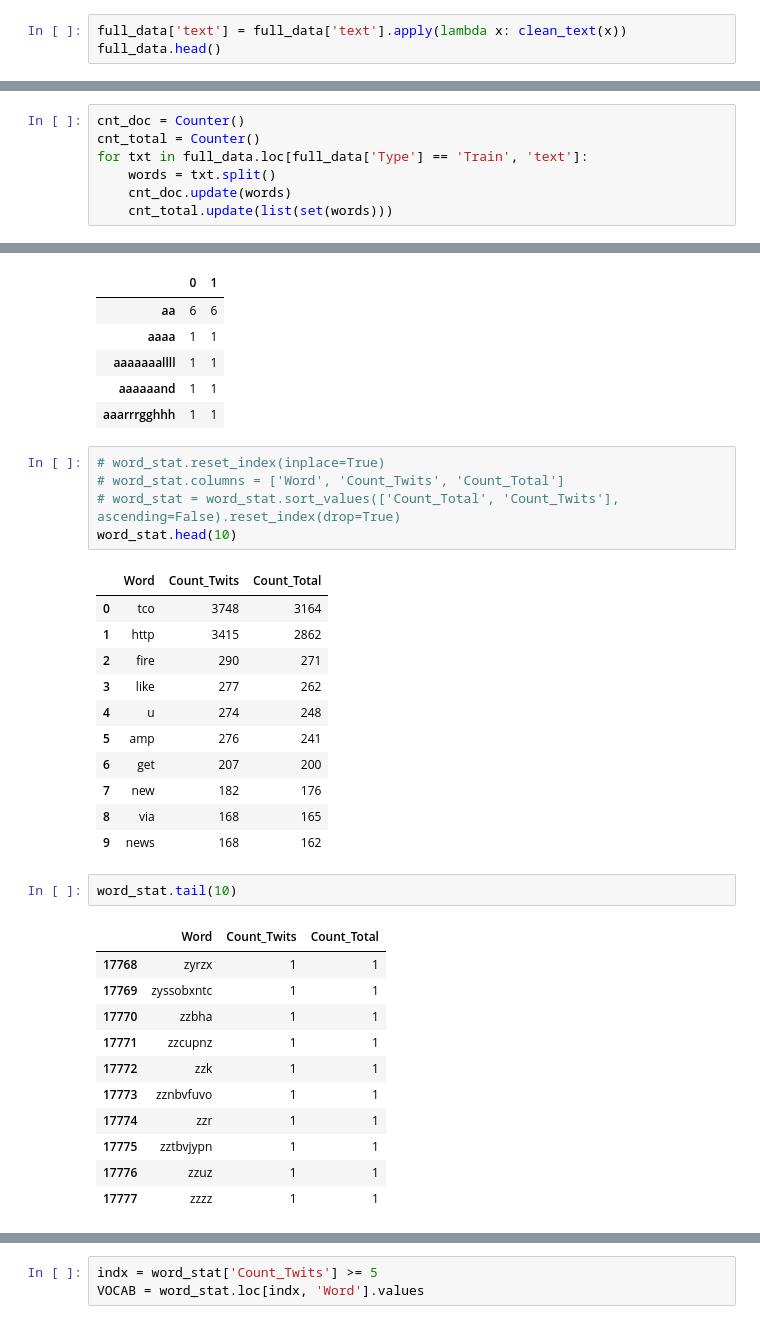
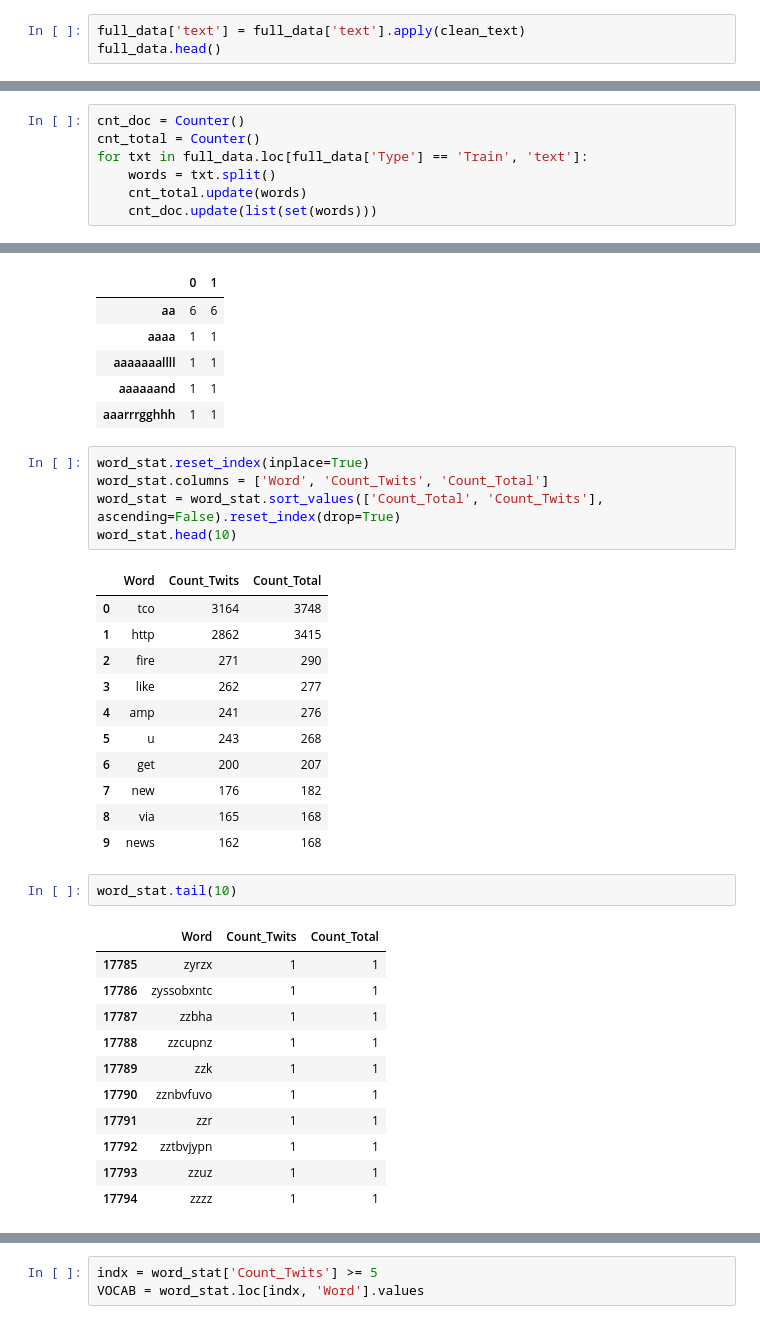
Before and after one commit to MikhailMsc/python_for_nlp_stud, a Jupyter notebook: lecture_8/TF-IDF.ipynb, the cells around one changed output, grey strips where cells are left out. Drawn from its saved outputs; the diff is of its cells as text.

```diff
--- a/lecture_8/TF-IDF.ipynb
+++ b/lecture_8/TF-IDF.ipynb
@@ -379,7 +379,7 @@ def clean_text(text):
 
     return text
 # %%
-full_data['text'] = full_data['text'].apply(lambda x: clean_text(x))
+full_data['text'] = full_data['text'].apply(clean_text)
 full_data.head()
 # %% [output]
 |  | id | text | target | Type |
@@ -395,5 +395,5 @@ cnt_doc = Counter()
 cnt_total = Counter()
 for txt in full_data.loc[full_data['Type'] == 'Train', 'text']:
     words = txt.split()
-    cnt_doc.update(words)
-    cnt_total.update(list(set(words)))
+    cnt_total.update(words)
+    cnt_doc.update(list(set(words)))
@@ -408,36 +412,36 @@ word_stat.head()
 | aaaaaand | 1 | 1 |
 | aaarrrgghhh | 1 | 1 |
 # %%
-# word_stat.reset_index(inplace=True)
-# word_stat.columns = ['Word', 'Count_Twits', 'Count_Total']
-# word_stat = word_stat.sort_values(['Count_Total', 'Count_Twits'], ascending=False).reset_index(drop=True)
+word_stat.reset_index(inplace=True)
+word_stat.columns = ['Word', 'Count_Twits', 'Count_Total']
+word_stat = word_stat.sort_values(['Count_Total', 'Count_Twits'], ascending=False).reset_index(drop=True)
 word_stat.head(10)
 # %% [output]
 |  | Word | Count_Twits | Count_Total |
-| 0 | tco | 3748 | 3164 |
-| 1 | http | 3415 | 2862 |
-| 2 | fire | 290 | 271 |
-| 3 | like | 277 | 262 |
-| 4 | u | 274 | 248 |
-| 5 | amp | 276 | 241 |
-| 6 | get | 207 | 200 |
-| 7 | new | 182 | 176 |
-| 8 | via | 168 | 165 |
-| 9 | news | 168 | 162 |
+| 0 | tco | 3164 | 3748 |
+| 1 | http | 2862 | 3415 |
+| 2 | fire | 271 | 290 |
+| 3 | like | 262 | 277 |
+| 4 | amp | 241 | 276 |
+| 5 | u | 243 | 268 |
+| 6 | get | 200 | 207 |
+| 7 | new | 176 | 182 |
+| 8 | via | 165 | 168 |
+| 9 | news | 162 | 168 |
 # %%
 word_stat.tail(10)
 # %% [output]
 |  | Word | Count_Twits | Count_Total |
-| 17768 | zyrzx | 1 | 1 |
-| 17769 | zyssobxntc | 1 | 1 |
-| 17770 | zzbha | 1 | 1 |
-| 17771 | zzcupnz | 1 | 1 |
-| 17772 | zzk | 1 | 1 |
-| 17773 | zznbvfuvo | 1 | 1 |
-| 17774 | zzr | 1 | 1 |
-| 17775 | zztbvjypn | 1 | 1 |
-| 17776 | zzuz | 1 | 1 |
-| 17777 | zzzz | 1 | 1 |
+| 17785 | zyrzx | 1 | 1 |
+| 17786 | zyssobxntc | 1 | 1 |
+| 17787 | zzbha | 1 | 1 |
+| 17788 | zzcupnz | 1 | 1 |
+| 17789 | zzk | 1 | 1 |
+| 17790 | zznbvfuvo | 1 | 1 |
+| 17791 | zzr | 1 | 1 |
+| 17792 | zztbvjypn | 1 | 1 |
+| 17793 | zzuz | 1 | 1 |
+| 17794 | zzzz | 1 | 1 |
 # %%
 word_stat.describe()
 # %% [output]
```
Also changed, not shown: parts of 16 cells of this notebook, 5 other files.
